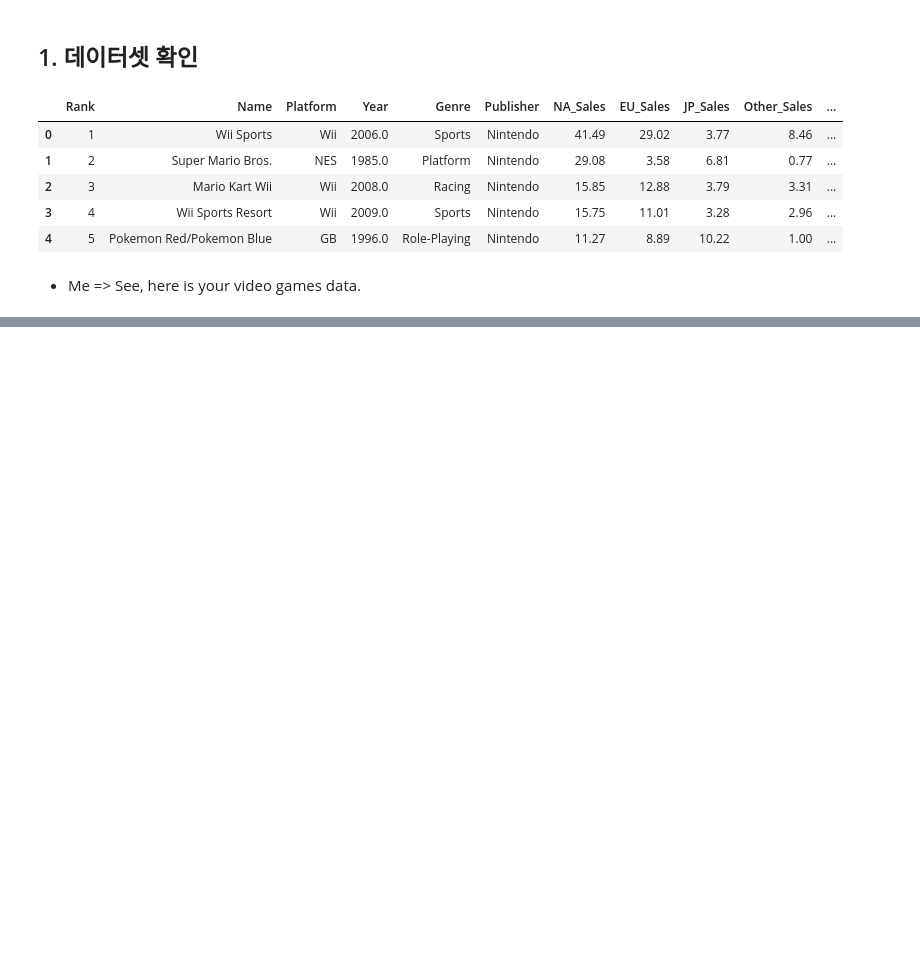
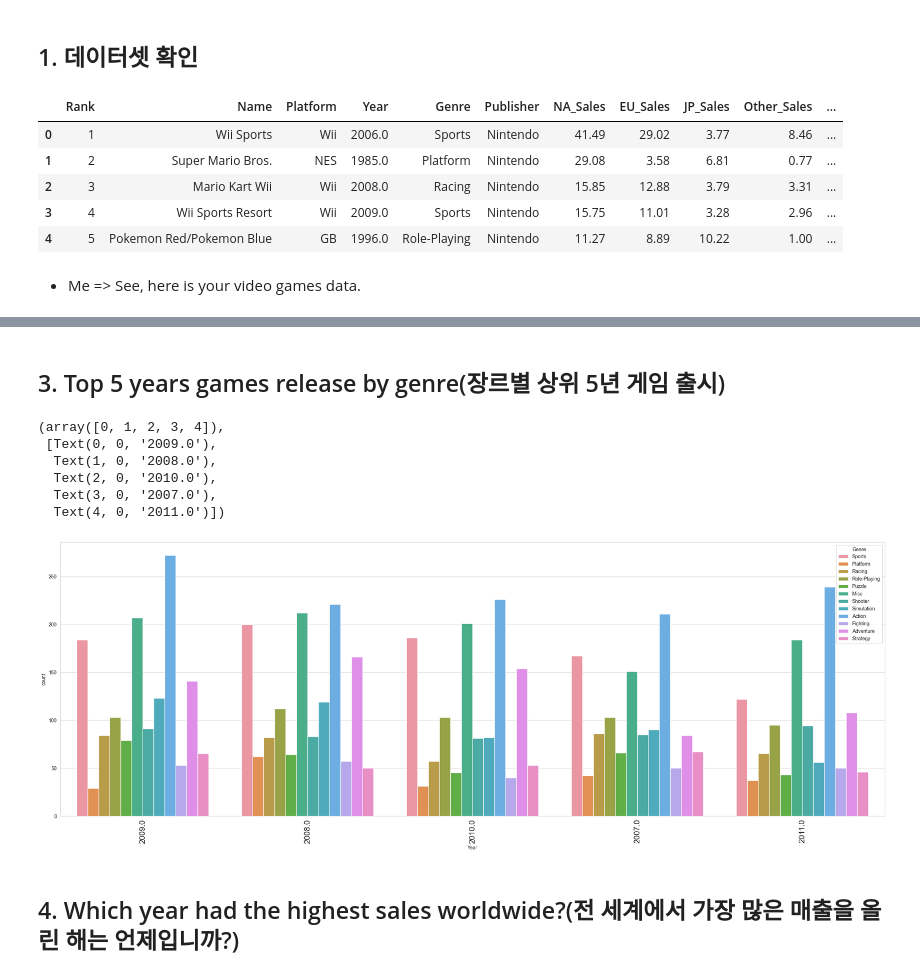
Before and after one commit to leee-SeungHyeon/code_transcription, a Jupyter notebook: scription2.ipynb, the cells around one changed output, grey strips where cells are left out. Saved outputs shown, nothing was run; the diff lists cells and outputs as text; code cells hidden in the pictures; blank space fills up the shorter version.

```diff
--- a/scription2.ipynb
+++ b/scription2.ipynb
@@ -47,0 +172,16 @@ data = data.drop(drop_row_index)
+# %% [markdown]
+## 3. Top 5 years games release by genre(장르별 상위 5년 게임 출시)
+# %%
+plt.figure(figsize=(30, 10))
+sns.countplot(x="Year", data=data, hue='Genre', order=data.Year.value_counts().iloc[:5].index)
+plt.xticks(size=16, rotation=90)
+# %% [output]
+(array([0, 1, 2, 3, 4]),
+ [Text(0, 0, '2009.0'),
+  Text(1, 0, '2008.0'),
+  Text(2, 0, '2010.0'),
+  Text(3, 0, '2007.0'),
+  Text(4, 0, '2011.0')])
+[figure, added]
+# %% [markdown]
+## 4. Which year had the highest sales worldwide?(전 세계에서 가장 많은 매출을 올린 해는 언제입니까?)
```
Also changed, not shown: parts of 77 cells of this notebook.
